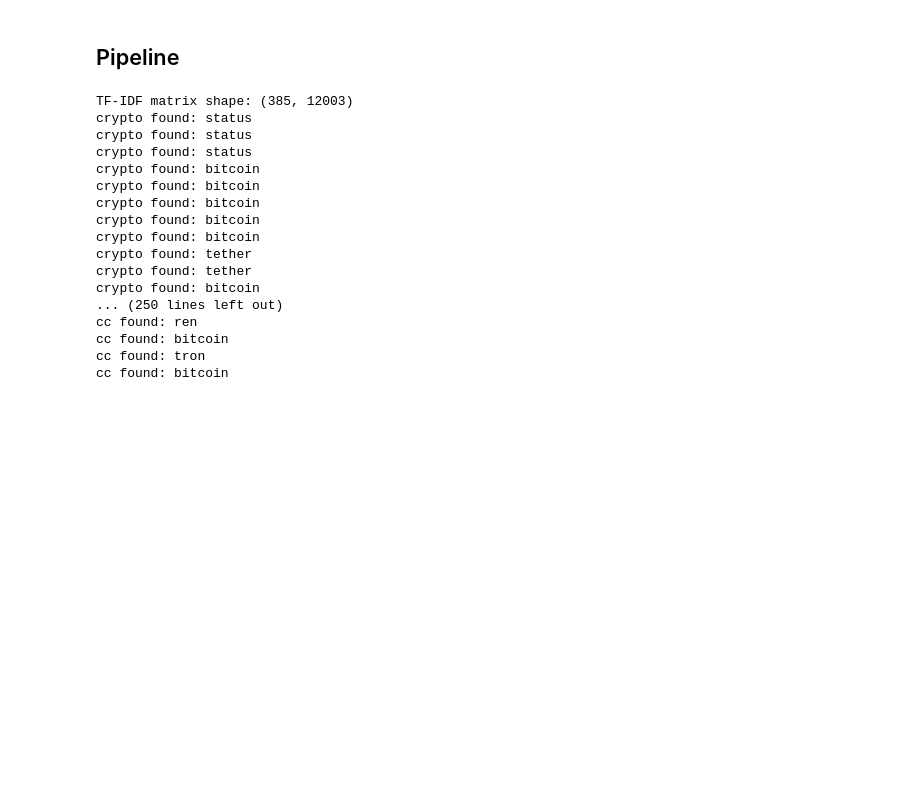
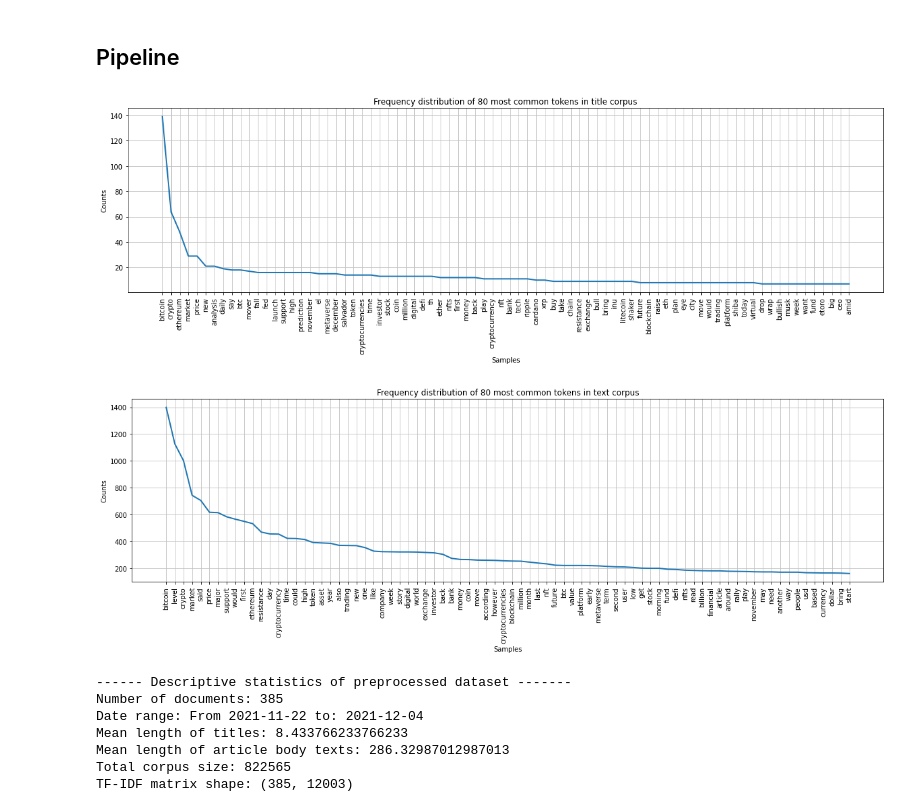
Before and after one commit to sachaschwab/NLP-Clustering, a Jupyter notebook: A3_DocumentNumber_3_Code_sacha_schwab.ipynb, the cells around one changed output. Saved outputs shown, nothing was run; the diff lists cells and outputs as text; code cells hidden in the pictures; blank space fills up the shorter version.

```diff
--- a/A3_DocumentNumber_3_Code_sacha_schwab.ipynb
+++ b/A3_DocumentNumber_3_Code_sacha_schwab.ipynb
@@ -668,40 +654,32 @@ def predict(hdbs, new_data):
 # %%
 def nlp_pipeline(dataset_path):
     ''' All in one go: Preprocess raw articles texts,
             visualise + describe corpus, vectorise, add
             entities + sentiments, build hdbscan model
     '''
     df = preprocess_data(dataset_path)
     df = build_corpus(df)
-    #visualise_corpus(df)
-    #descriptive_statistics(df)
+    visualise_corpus(df)
+    descriptive_statistics(df)
     tfidf_matrix, vectorizer = get_tfidf(df['merged_corpus'] )
     df, weights_df = add_keywords(df, 10, tfidf_matrix, vectorizer)
 
     df = get_named_entities(df, weights_df)
     df = add_sentiments(df)
     return(df, tfidf_matrix, vectorizer, weights_df)
 # TEST
 df, tfidf_matrix, vectorizer, weights_df = nlp_pipeline(dir_path + raw_file_name)
 df.head()
 # %% [output]
+[figure, added]
+[figure, added]
+------ Descriptive statistics of preprocessed dataset -------
+Number of documents: 385
+Date range: From 2021-11-22 to: 2021-12-04
+Mean length of titles: 8.433766233766233
+Mean length of article body texts: 286.32987012987013
+Total corpus size: 822565
 TF-IDF matrix shape: (385, 12003)
-crypto found: status
-crypto found: status
-crypto found: status
-crypto found: bitcoin
-crypto found: bitcoin
-crypto found: bitcoin
-crypto found: bitcoin
-crypto found: bitcoin
-crypto found: tether
-crypto found: tether
-crypto found: bitcoin
-... (250 lines left out)
-cc found: ren
-cc found: bitcoin
-cc found: tron
-cc found: bitcoin
 |  | title | text | date_time | title_prepped | text_prepped | date | title_corpus | text_corpus | ... |
 | 0 | ‘Taking no chances:’ Investors ab... | Stocks tumbled and investors floc... | November 26, 2021, 12:42 AM | taking chance investor abandon tr... | stock tumbled investor flocked sa... | 2021-11-26 | [taking, chance, investor, abando... | [stock, tumbled, investor, flocke... | ... |
 | 1 | Bitcoin Drops $9K in an Hour on S... | The price of bitcoin plummeted ea... | December 4, 2021, 7:41 AM | bitcoin drop hour spot market sel... | price bitcoin plummeted early sat... | 2021-12-04 | [bitcoin, drop, hour, spot, marke... | [price, bitcoin, plummeted, early... | ... |
```
Also changed, not shown: parts of 10 cells of this notebook, 3 other files.
